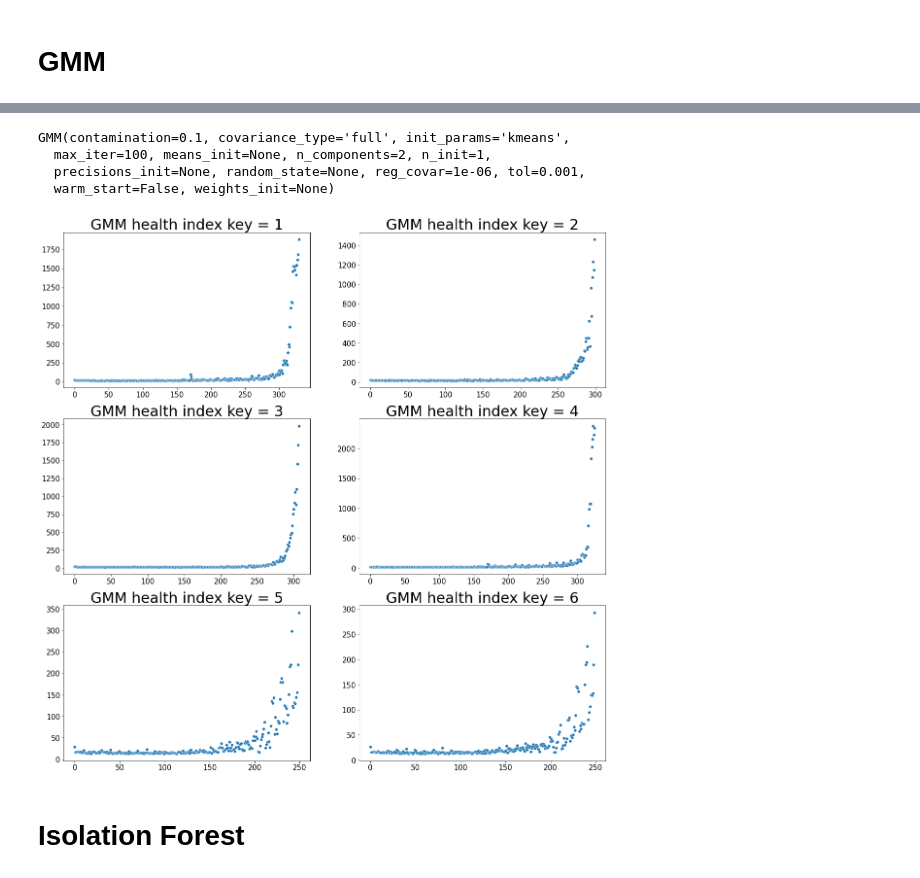
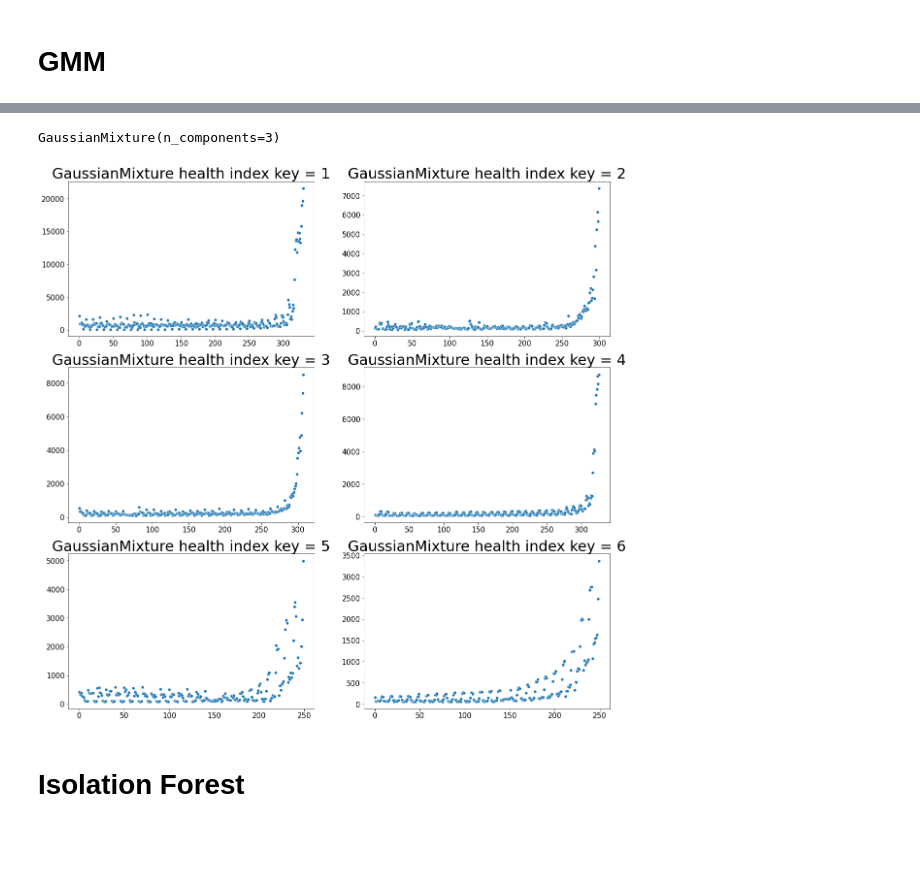
Before and after one commit to ChocoPytoch/BISTelligence, a Jupyter notebook: src/evaluate.ipynb, the cells around one changed output, grey strips where cells are left out. Saved outputs shown, nothing was run; the diff lists cells and outputs as text; code cells hidden in the pictures; blank space fills up the shorter version.

```diff
--- a/src/evaluate.ipynb
+++ b/src/evaluate.ipynb
@@ -100,13 +100,17 @@ def GetAnomalyScore(model=None):
 
 
   model_name = type(model).__name__
+  if model_name == 'GaussianMixture':
+    model_name = 'GMM'
 
-  if model_name in ['MCD','LOF','GMM']:
+
+  if model_name in ['MCD','LOF']:
     anomaly_score = model.decision_function(test_data)
 
   elif model_name in ['OCSVM','IForest']:
     anomaly_score = model.decision_function(test_data) + np.abs(np.min(model.decision_function(test_data)))
-
+  elif model_name == 'GMM':
+    anomaly_score = np.sum(-model._estimate_weighted_log_prob(test_data), axis = 1)
   else:
     reconstruction = model.predict(test_data)
     anomaly_score = np.mean(np.power(test_data-reconstruction,2),axis=1)
@@ -123,6 +127,8 @@ def ShowHealthIndex(model = None, anomaly_score = None, scaled = True, key_num =
   model_name = type(model).__name__
   if model_name == 'Sequential':
     model_name = 'AutoEncoder'
+  elif model_name == 'GaussianMixture':
+    model_name = 'GMM'
   sns.scatterplot(range(len(anomaly_score)), anomaly_score)
   plt.title('{} health index in key {} '.format(model_name, key_num ,scaled), fontsize = 25)
   #plt.show()
@@ -225,9 +233,10 @@ plt.rcParams["figure.figsize"] = (20, 20)
 for i in range(1, 7):
     plt.subplot(3,2,i)
     SetData(key_num = i)
-    model = GetModel(model_name = 'LOF',param_dict = {'n_neighbors':30})
+    model = GetModel(model_name = 'LOF',param_dict = {'n_neighbors':1000})
     model_name = type(model).__name__
     score = GetAnomalyScore(model)
+    print(np.min(score))
     ShowHealthIndex(model, score, key_num = i)
     plt.xticks(fontsize=15)
     plt.yticks(fontsize=15)
@@ -243,7 +258,7 @@ plt.rcParams["figure.figsize"] = (20, 20)
 for i in range(1, 7):
     plt.subplot(3,2,i)
     SetData(scaled = False, key_num = i)
-    model = GetModel(model_name = 'LOF', param_dict = {'n_neighbors': 30, 'contamination': 0.01})
+    model = GetModel(model_name = 'LOF', param_dict = {'n_neighbors': 10})
     model_name = type(model).__name__
     score = GetAnomalyScore(model)
     ShowHealthIndex(model, score, key_num = i)
@@ -320,23 +339,20 @@ GMM(contamination=0.1, covariance_type='full', init_params='kmeans',
 # %%
 # scale x
 plt.rcParams["figure.figsize"] = (20, 20)
 for i in range(1, 7):
     plt.subplot(3,2,i)
     SetData(scaled = False, key_num = i)
-    model = GetModel(model_name = 'GMM', param_dict = {'n_components':2, 'covariance_type': 'full'})
+    model = GetModel(model_name = 'GMM', param_dict = {'n_components':3, 'covariance_type': 'full'})
     model_name = type(model).__name__
     score = GetAnomalyScore(model)
     ShowHealthIndex(model, score, key_num = i)
     plt.xticks(fontsize=15)
     plt.yticks(fontsize=15)
     plt.title('{} health index key = {}'.format(model_name, i),fontsize=30)
 print(model)
 # %% [output]
-GMM(contamination=0.1, covariance_type='full', init_params='kmeans',
-  max_iter=100, means_init=None, n_components=2, n_init=1,
-  precisions_init=None, random_state=None, reg_covar=1e-06, tol=0.001,
-  warm_start=False, weights_init=None)
+GaussianMixture(n_components=3)
-[figure, old version]
+[figure, new version]
 # %% [markdown]
 # Isolation Forest
 # %%
```
Also changed, not shown: parts of 5 cells of this notebook, 2 other files.
